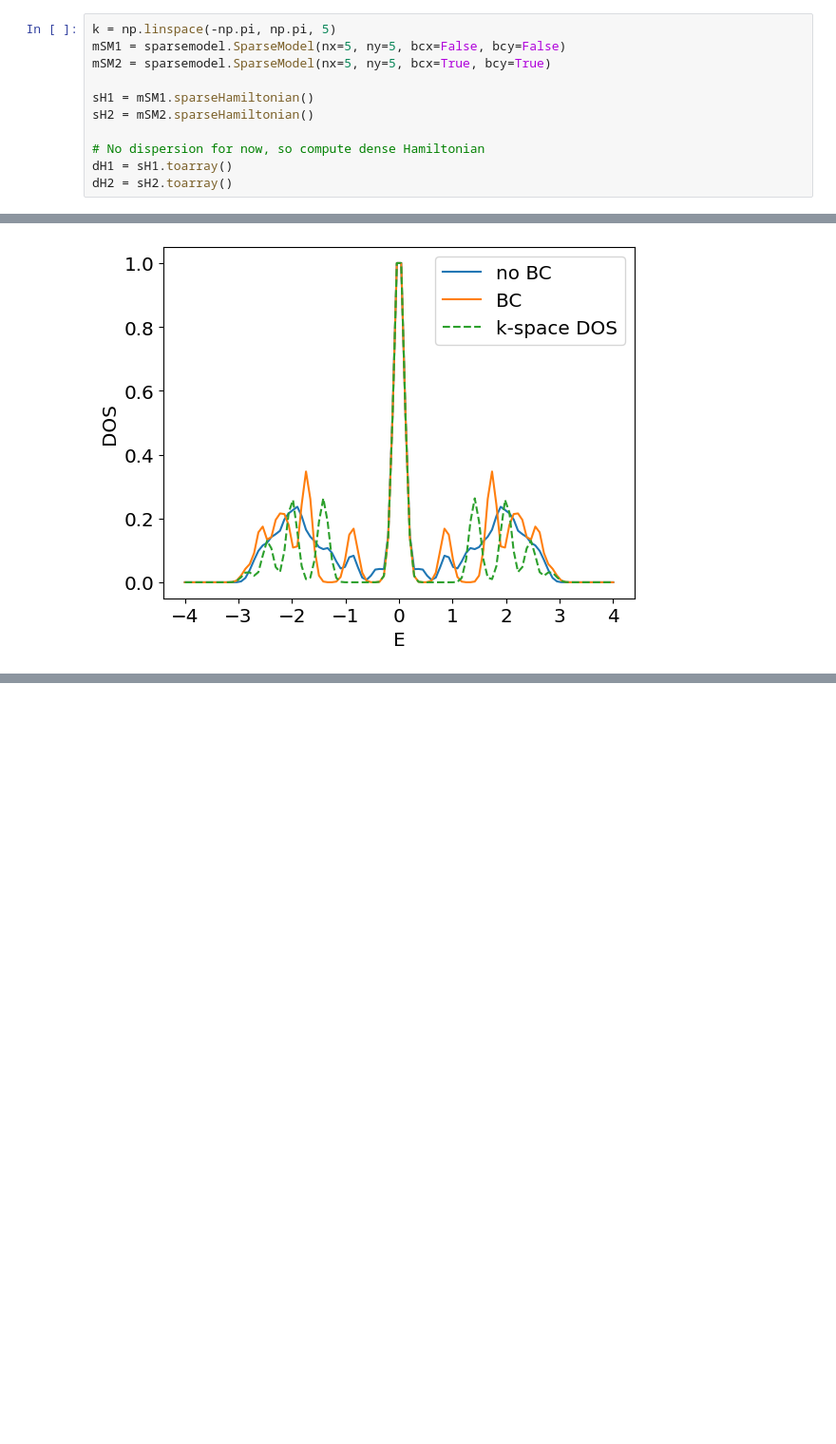
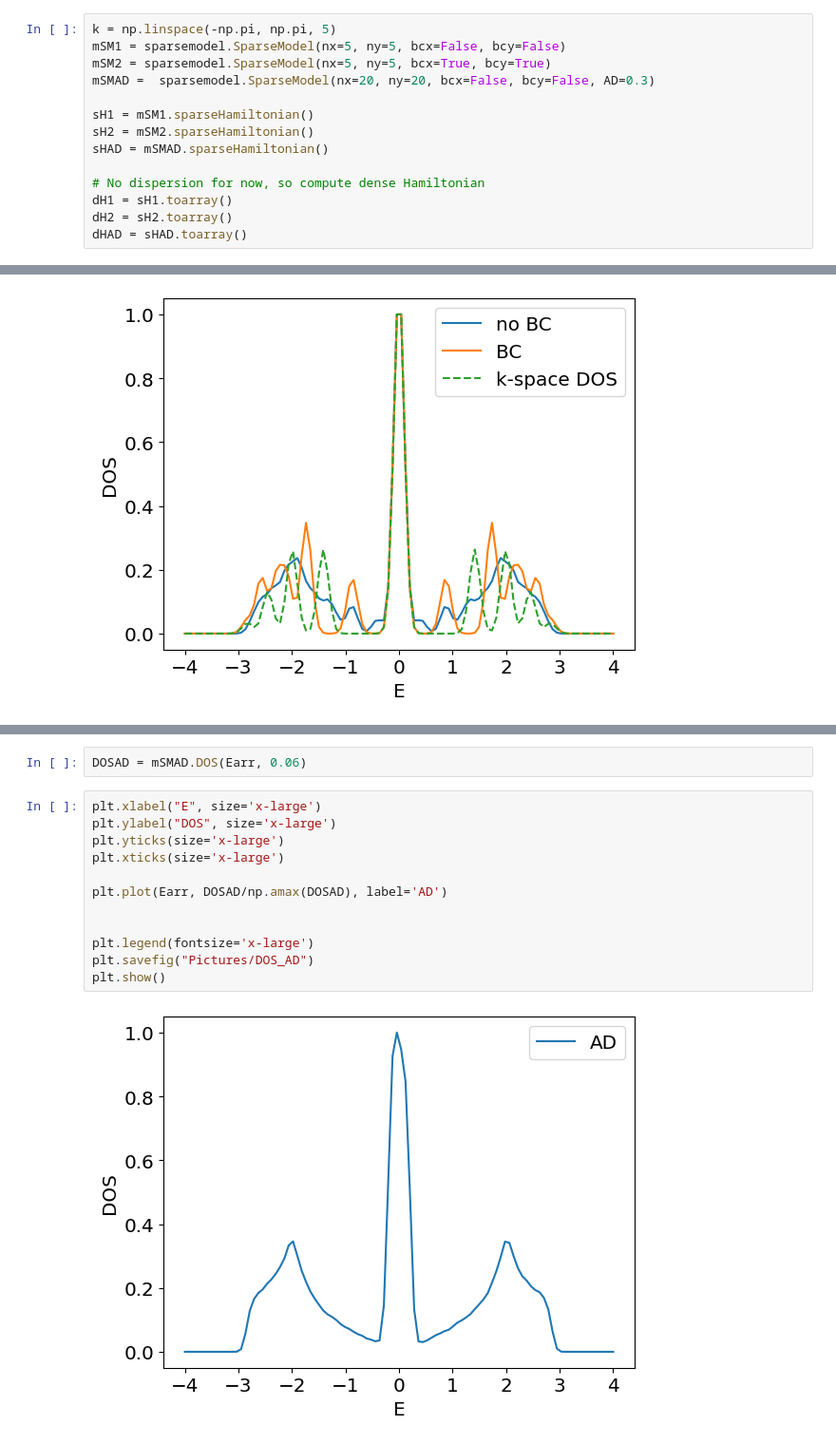
Before and after one commit to alicecarroll/Lieb-Lattice, a Jupyter notebook: calculation2.ipynb, the cells around one changed output, grey strips where cells are left out. Shown at 95% size. Saved outputs shown, nothing was run; the diff lists cells and outputs as text; blank space fills up the shorter version.

```diff
--- a/calculation2.ipynb
+++ b/calculation2.ipynb
@@ -85,10 +101,13 @@ plt.show()
 k = np.linspace(-np.pi, np.pi, 5)
 mSM1 = sparsemodel.SparseModel(nx=5, ny=5, bcx=False, bcy=False)
 mSM2 = sparsemodel.SparseModel(nx=5, ny=5, bcx=True, bcy=True)
+mSMAD =  sparsemodel.SparseModel(nx=20, ny=20, bcx=False, bcy=False, AD=0.3)
 
 sH1 = mSM1.sparseHamiltonian()
 sH2 = mSM2.sparseHamiltonian()
+sHAD = mSMAD.sparseHamiltonian()
 
 # No dispersion for now, so compute dense Hamiltonian
 dH1 = sH1.toarray()
 dH2 = sH2.toarray()
+dHAD = sHAD.toarray()
@@ -134,0 +170,16 @@ plt.show()
+# %%
+DOSAD = mSMAD.DOS(Earr, 0.06)
+# %%
+plt.xlabel("E", size='x-large')
+plt.ylabel("DOS", size='x-large')
+plt.yticks(size='x-large')
+plt.xticks(size='x-large')
+
+plt.plot(Earr, DOSAD/np.amax(DOSAD), label='AD')
+
+
+plt.legend(fontsize='x-large')
+plt.savefig("Pictures/DOS_AD")
+plt.show()
+# %% [output]
+[figure, added]
```
Also changed, not shown: parts of 9 cells of this notebook, 3 other files.
